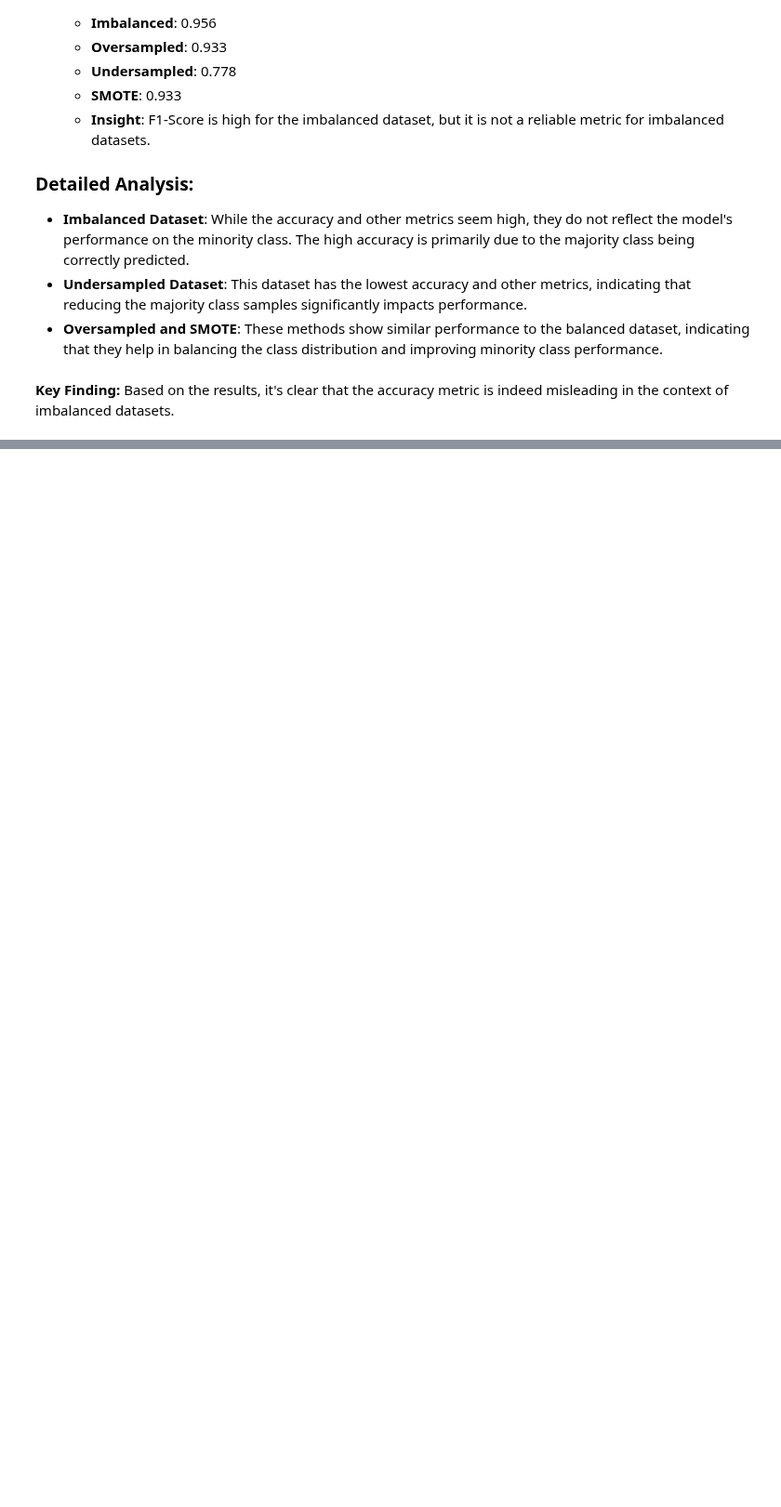
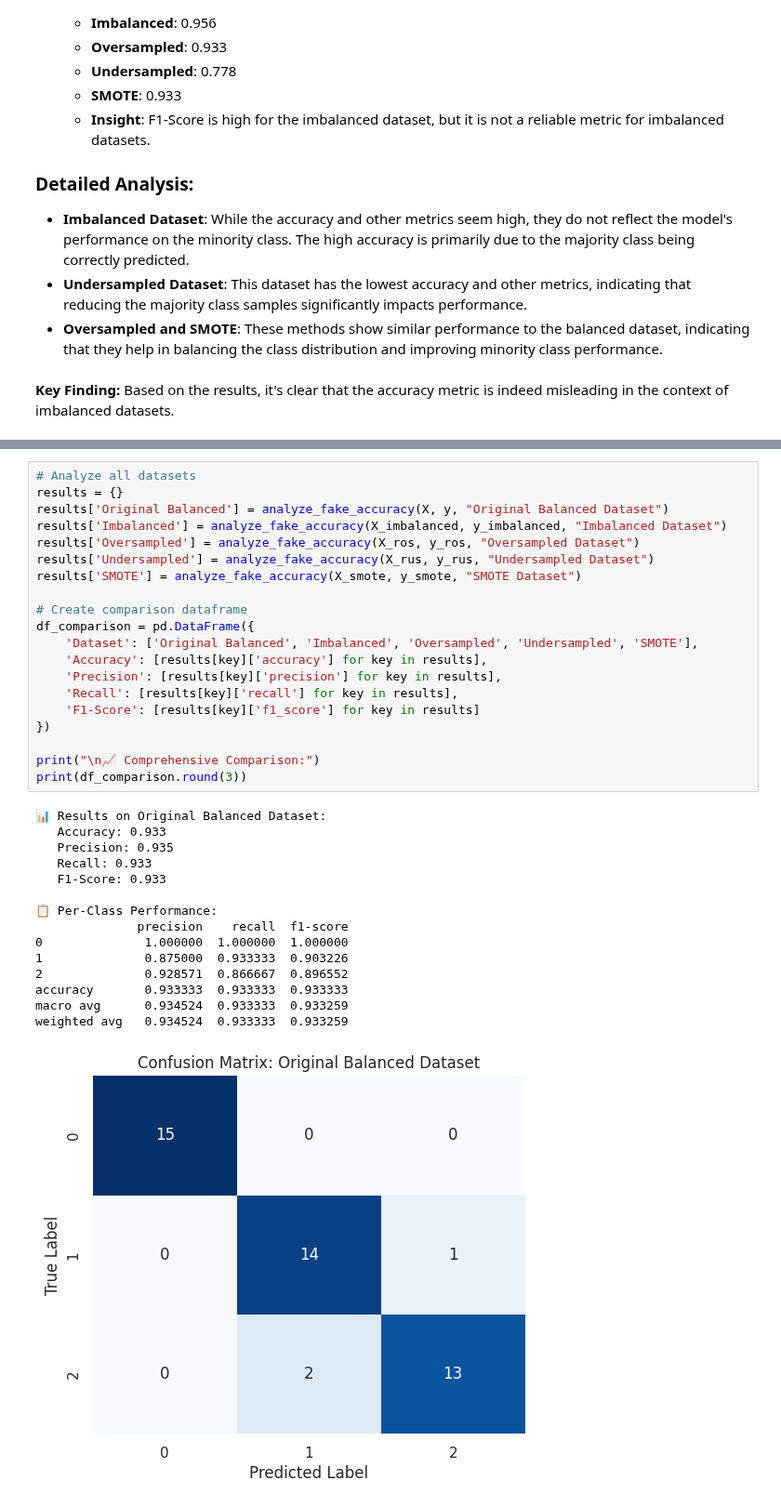
Before and after one commit to lovnishverma/Python-Getting-Started, a Jupyter notebook: Distribute_Datasets_for_Classification_Models.ipynb, the cells around one changed output, grey strips where cells are left out. Shown at 93% size. Saved outputs shown, nothing was run; the diff lists cells and outputs as text; blank space fills up the shorter version.

Commit message:
Handling Class Imbalance in Classification Models

```diff
--- a/Distribute_Datasets_for_Classification_Models.ipynb
+++ b/Distribute_Datasets_for_Classification_Models.ipynb
@@ -1018,0 +1069,36 @@ The **oversampled and SMOTE datasets** provide more reliable performance estimat
+# %%
+# Analyze all datasets
+results = {}
+results['Original Balanced'] = analyze_fake_accuracy(X, y, "Original Balanced Dataset")
+results['Imbalanced'] = analyze_fake_accuracy(X_imbalanced, y_imbalanced, "Imbalanced Dataset")
+results['Oversampled'] = analyze_fake_accuracy(X_ros, y_ros, "Oversampled Dataset")
+results['Undersampled'] = analyze_fake_accuracy(X_rus, y_rus, "Undersampled Dataset")
+results['SMOTE'] = analyze_fake_accuracy(X_smote, y_smote, "SMOTE Dataset")
+
+# Create comparison dataframe
+df_comparison = pd.DataFrame({
+    'Dataset': ['Original Balanced', 'Imbalanced', 'Oversampled', 'Undersampled', 'SMOTE'],
+    'Accuracy': [results[key]['accuracy'] for key in results],
+    'Precision': [results[key]['precision'] for key in results],
+    'Recall': [results[key]['recall'] for key in results],
+    'F1-Score': [results[key]['f1_score'] for key in results]
+})
+
+print("\n📈 Comprehensive Comparison:")
+print(df_comparison.round(3))
+# %% [output]
+📊 Results on Original Balanced Dataset:
+   Accuracy: 0.933
+   Precision: 0.935
+   Recall: 0.933
+   F1-Score: 0.933
+
+📋 Per-Class Performance:
+              precision    recall  f1-score
+0              1.000000  1.000000  1.000000
+1              0.875000  0.933333  0.903226
+2              0.928571  0.866667  0.896552
+accuracy       0.933333  0.933333  0.933333
+macro avg      0.934524  0.933333  0.933259
+weighted avg   0.934524  0.933333  0.933259
+[figure, added]
```
Also changed, not shown: parts of 4 cells of this notebook.
